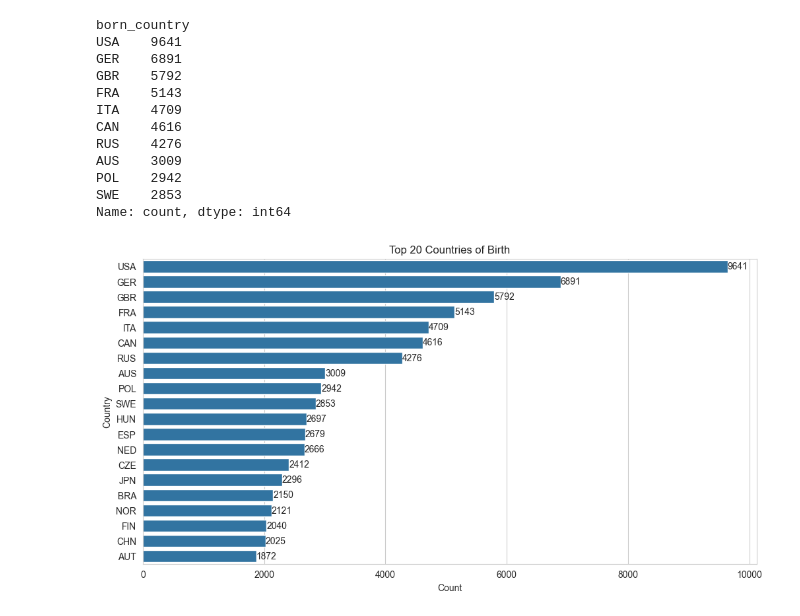
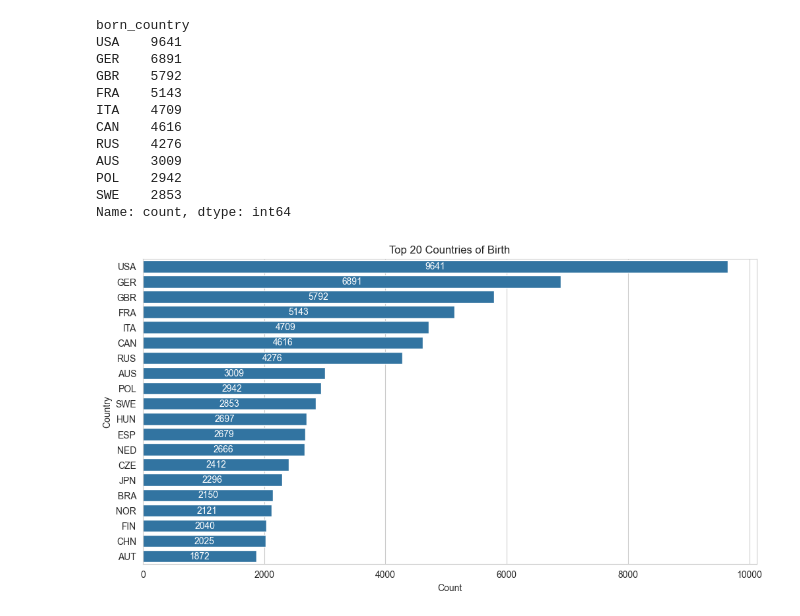
Before and after one commit to Lazarus451/complete-pandas-tutorial, a Jupyter notebook: lazarus451_bios.ipynb, the cells around one changed output. Saved outputs shown, nothing was run; the diff lists cells and outputs as text; code cells hidden in the pictures.

Commit message:
white values over bars

```diff
--- a/lazarus451_bios.ipynb
+++ b/lazarus451_bios.ipynb
@@ -61,13 +61,13 @@ Name: count, dtype: int64
 # %%
 top_countries = df['born_country'].value_counts().head(20).index
 plt.figure(figsize=(12, 6))
 ax = sns.countplot(data=df[df['born_country'].isin(top_countries)], y='born_country', order=top_countries)
 plt.title('Top 20 Countries of Birth')
 plt.xlabel('Count')
 plt.ylabel('Country')
-# Simplest way to show values on bars
-ax.bar_label(ax.containers[0])
+# Show values inside the bars as white text for maximum visibility
+ax.bar_label(ax.containers[0], label_type='center', color='white')
 
 plt.show()
 # %% [output]
-[figure, old version]
+[figure, new version]
```
